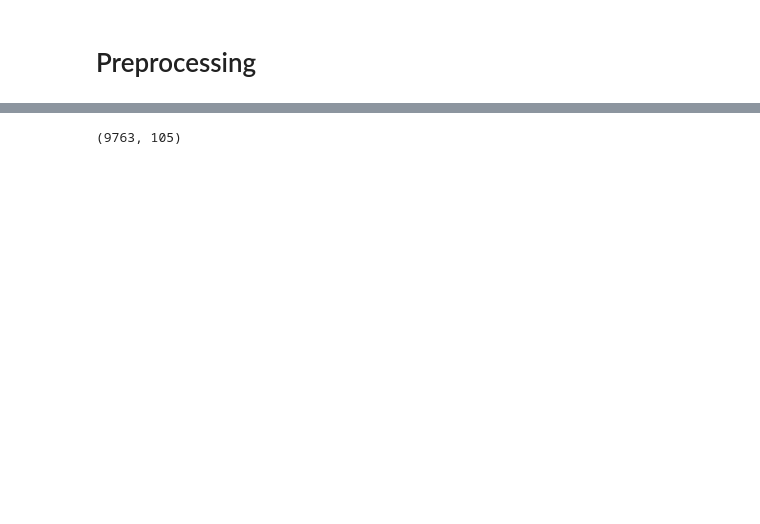
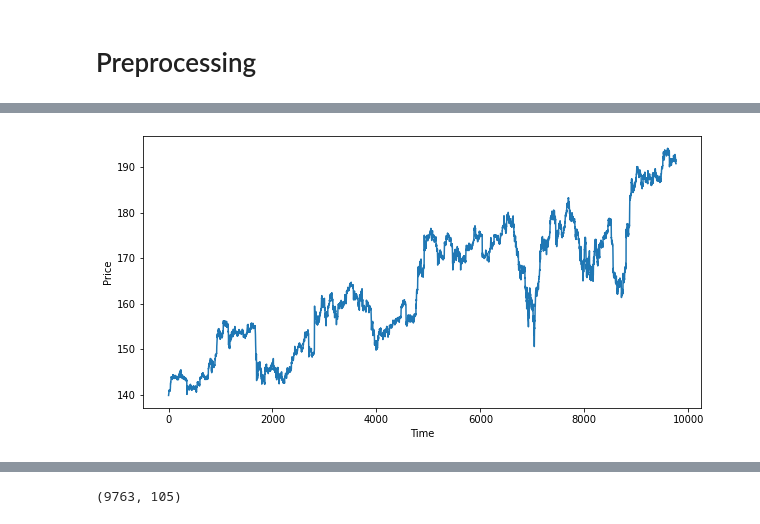
Before and after one commit to JeffJongyoon/Stock-price-prediction, a Jupyter notebook: Model.ipynb, the cells around one changed output, grey strips where cells are left out. Saved outputs shown, nothing was run; the diff lists cells and outputs as text; code cells hidden in the pictures; blank space fills up the shorter version.

```diff
--- a/Model.ipynb
+++ b/Model.ipynb
@@ -88,0 +82,20 @@ df.head()
+# %%
+def windowed_dataset(series, window_size, batch_size, shuffle_buffer):
+  dataset = tf.data.Dataset.from_tensor_slices(series)
+  dataset = dataset.window(window_size + 1, shift=1, drop_remainder=True)
+  dataset = dataset.flat_map(lambda window: window.batch(window_size + 1))
+  dataset = dataset.shuffle(shuffle_buffer).map(lambda window: (window[:-1], window[-1]))
+  dataset = dataset.batch(batch_size).prefetch(1)
+  return dataset
+
+def plot_series(time, series, format="-", start=0, end=None):
+    plt.plot(time[start:end], series[start:end], format)
+    plt.xlabel("Time")
+    plt.ylabel("Price")
+    plt.grid(False)
+
+
+plt.figure(figsize=(10,6))
+plot_series(time,series)
+# %% [output]
+[figure, added]
```
Also changed, not shown: parts of 46 cells of this notebook.
